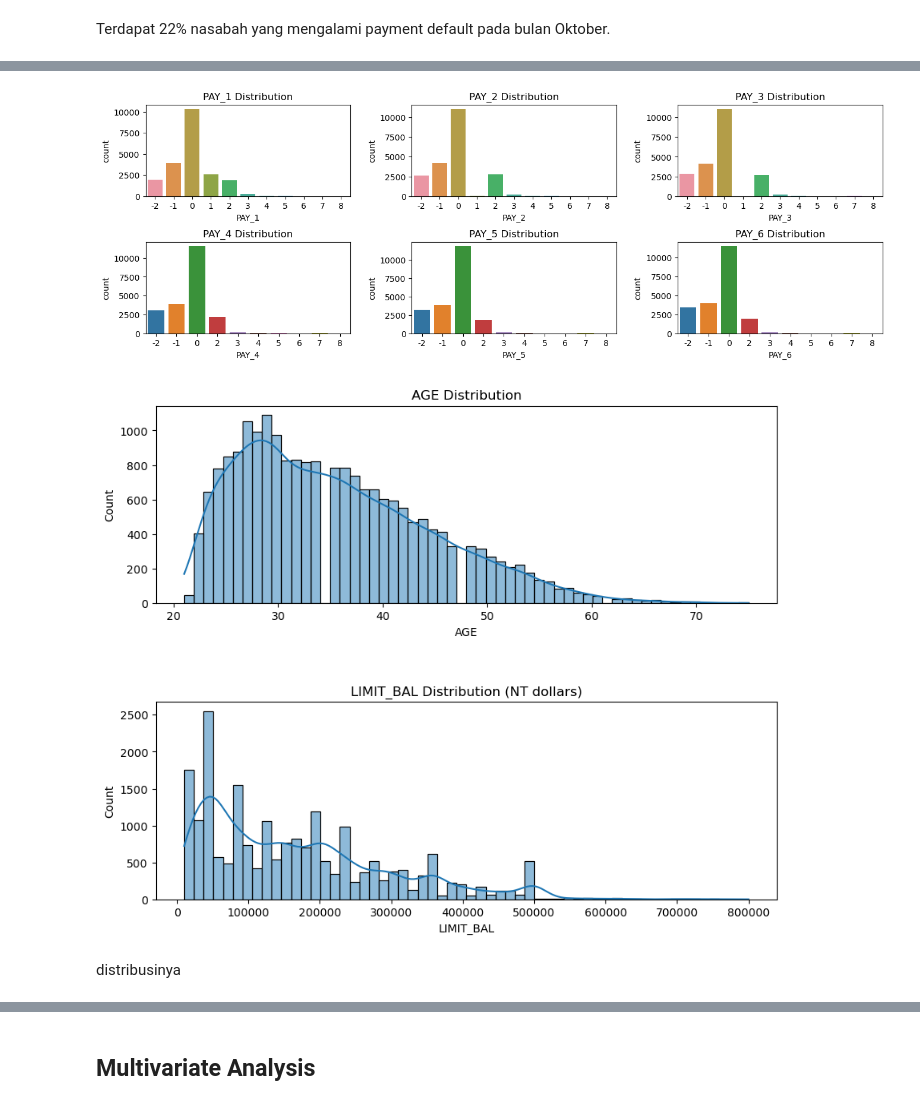
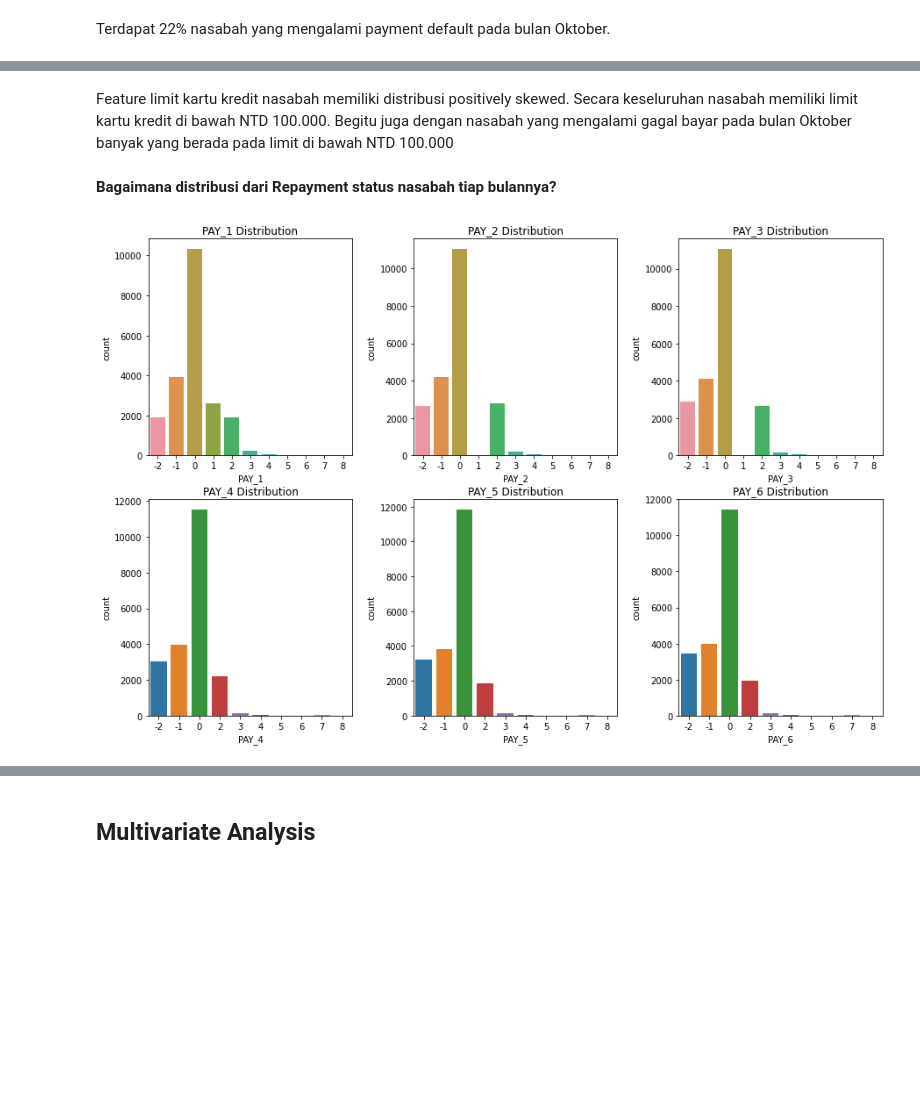
Before and after one commit to iqbalmudzakky/final_project, a Jupyter notebook: Stage_1_Data_Magician.ipynb, the cells around one changed output, grey strips where cells are left out. Drawn from its saved outputs; the diff is of its cells as text; code cells hidden in the pictures; blank space fills up the shorter version.

```diff
--- a/Stage_1_Data_Magician.ipynb
+++ b/Stage_1_Data_Magician.ipynb
@@ -224,0 +243,4 @@ marriage_count
+# %%
+datacopy['EDUCATION'] = datacopy['EDUCATION'].replace({1 : '1 (graduate school)', 2 : '2 (university)', 3 : '3 (high school)', 4 : '4 (others)', 5 : '5 (unknown)', 6 : '6 (unknown)'})
+edu_count = datacopy.groupby(['EDUCATION', 'default_payment_next_month']).agg(count = ('ID', 'nunique')).reset_index()
+edu_count.sort_values(['default_payment_next_month', 'count'], ascending = False)
@@ -224,0 +331,15 @@ marriage_count
+# %%
+list1 = []
+for index, row in dftrain.iterrows():
+  if row['AGE'] < 25 :
+    list1.append('Young (<25)')
+  elif row['AGE'] >= 25 and row['AGE'] < 40:
+    list1.append('Adult')
+  elif row['AGE'] >= 40 and row['AGE'] < 60:
+    list1.append('Middle Aged')
+  else :
+    list1.append('Old (>60)')
+
+datacopy['SEGMENT'] = list1
+age_segmentation = datacopy.groupby(['SEGMENT', 'default_payment_next_month']).agg(count = ('ID', 'nunique')).reset_index()
+age_segmentation
@@ -225,44 +383,34 @@ marriage_count
+# %% [markdown]
+Feature limit kartu kredit nasabah memiliki distribusi positively skewed. Secara keseluruhan nasabah memiliki limit kartu kredit di bawah NTD 100.000. Begitu juga dengan nasabah yang mengalami gagal bayar pada bulan Oktober banyak yang berada pada limit di bawah NTD 100.000
+# %% [markdown]
+**Bagaimana distribusi dari Repayment status nasabah tiap bulannya?**
 # %%
-payment_default_plot, axes = plt.subplots(nrows = 2, ncols=3, figsize=(16, 5))
+repayment_status_plot, axes = plt.subplots(nrows = 2, ncols=3, figsize=(15, 10))
 
-PAY_1_count = dftrain.groupby(['PAY_1']).agg(count = ('ID', 'nunique')).reset_index()
-sns.barplot(x = 'PAY_1', y = 'count', data = PAY_1_count, ax = axes[0,0])
+repayment_status_1_count = datacopy.groupby('PAY_1').agg(count = ('ID', 'nunique')).reset_index()
+sns.barplot(x = 'PAY_1', y = 'count', data = repayment_status_1_count, ax = axes[0,0])
 axes[0,0].set_title('PAY_1 Distribution')
 
-PAY_2_count = dftrain.groupby(['PAY_2']).agg(count = ('ID', 'nunique')).reset_index()
-sns.barplot(x = 'PAY_2', y = 'count', data = PAY_2_count, ax = axes[0,1])
+repayment_status_2_count = datacopy.groupby('PAY_2').agg(count = ('ID', 'nunique')).reset_index()
+sns.barplot(x = 'PAY_2', y = 'count', data = repayment_status_2_count, ax = axes[0,1])
 axes[0,1].set_title('PAY_2 Distribution')
 
-PAY_3_count = dftrain.groupby(['PAY_3']).agg(count = ('ID', 'nunique')).reset_index()
-sns.barplot(x = 'PAY_3', y = 'count', data = PAY_3_count, ax = axes[0,2])
+repayment_status_3_count = datacopy.groupby('PAY_3').agg(count = ('ID', 'nunique')).reset_index()
+sns.barplot(x = 'PAY_3', y = 'count', data = repayment_status_3_count, ax = axes[0,2])
 axes[0,2].set_title('PAY_3 Distribution')
 
-PAY_4_count = dftrain.groupby(['PAY_4']).agg(count = ('ID', 'nunique')).reset_index()
-sns.barplot(x = 'PAY_4', y = 'count', data = PAY_4_count, ax = axes[1,0])
+repayment_status_4_count = datacopy.groupby('PAY_4').agg(count = ('ID', 'nunique')).reset_index()
+sns.barplot(x = 'PAY_4', y = 'count', data = repayment_status_4_count, ax = axes[1,0])
 axes[1,0].set_title('PAY_4 Distribution')
 
-PAY_5_count = dftrain.groupby(['PAY_5']).agg(count = ('ID', 'nunique')).reset_index()
-sns.barplot(x = 'PAY_5', y = 'count', data = PAY_5_count, ax = axes[1,1])
+repayment_status_5_count = datacopy.groupby('PAY_5').agg(count = ('ID', 'nunique')).reset_index()
+sns.barplot(x = 'PAY_5', y = 'count', data = repayment_status_5_count, ax = axes[1,1])
 axes[1,1].set_title('PAY_5 Distribution')
 
-PAY_6_count = dftrain.groupby(['PAY_6']).agg(count = ('ID', 'nunique')).reset_index()
-sns.barplot(x = 'PAY_6', y = 'count', data = PAY_6_count, ax = axes[1,2])
+repayment_status_6_count = datacopy.groupby('PAY_6').agg(count = ('ID', 'nunique')).reset_index()
+sns.barplot(x = 'PAY_6', y = 'count', data = repayment_status_6_count, ax = axes[1,2])
 axes[1,2].set_title('PAY_6 Distribution')
 
-payment_default_plot.subplots_adjust(wspace=0.3, hspace = 0.5)
+repayment_status_plot.subplots_adjust(wspace=0.3, hspace = 0.2)
 # %% [output]
-[figure, old version]
+[figure, new version]
-# %%
-numerical_plot, axs = plt.subplots(nrows=2, figsize=(10, 8))
-
-sns.histplot(dftrain['AGE'], kde = True, ax = axs[0])
-axs[0].set_title('AGE Distribution')
-
-sns.histplot(dftrain['LIMIT_BAL'], kde = True, ax = axs[1])
-axs[1].set_title('LIMIT_BAL Distribution (NT dollars)')
-
-numerical_plot.subplots_adjust(hspace=0.5)
-# %% [output]
-[figure, removed]
-# %% [markdown]
-distribusinya
```
Also changed, not shown: parts of 66 cells of this notebook.
